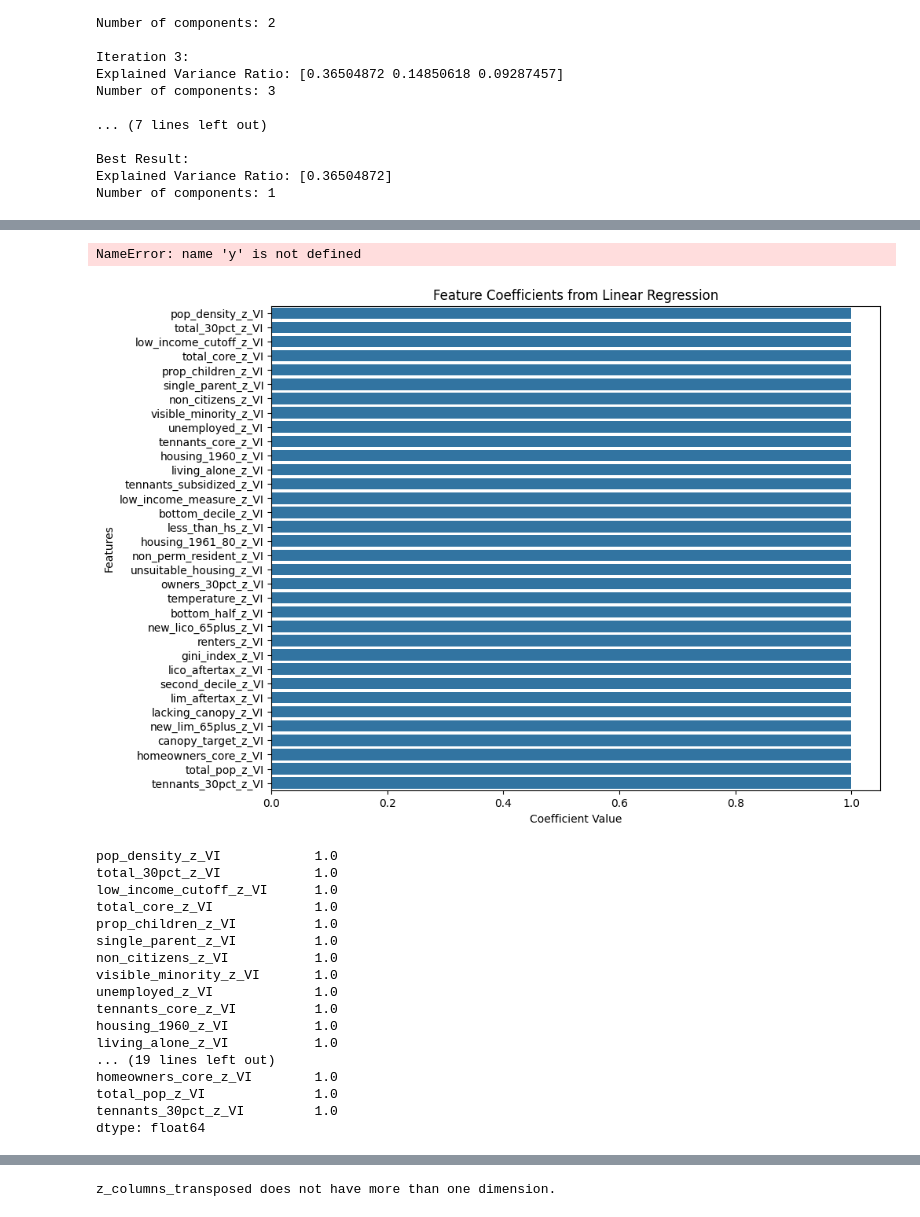
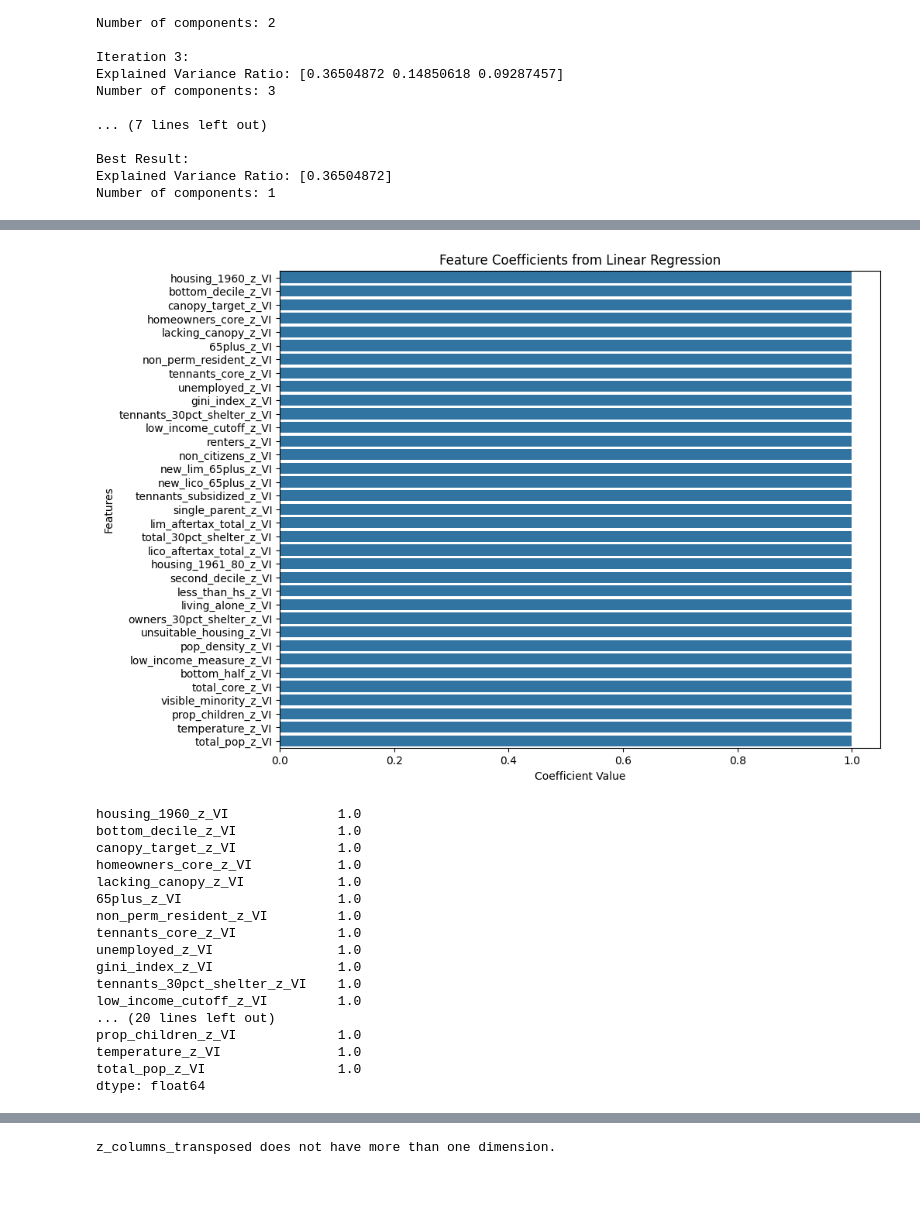
Before and after one commit to Jeff-Barlow-Spady/spatial_stats_py, a Jupyter notebook: ml_score.ipynb, the cells around one changed output, grey strips where cells are left out. Saved outputs shown, nothing was run; the diff lists cells and outputs as text; code cells hidden in the pictures; blank space fills up the shorter version.

```diff
--- a/ml_score.ipynb
+++ b/ml_score.ipynb
@@ -44,13 +44,13 @@ plt.show()
 # Data Cleaning and Preprocessing
 
 # Dropping the 'Unnamed: 0' column as it seems to be an index column
-df_cleaned = df.drop(columns=['Unnamed: 0'])
+#df_cleaned = df.drop(columns=['Unnamed: 0'])
 
 # Checking for missing values
-missing_values = df_cleaned.isnull().sum()
+missing_values = df.isnull().sum()
 
 # Checking for duplicate rows
-duplicate_rows = df_cleaned.duplicated().sum()
+duplicate_rows = df.duplicated().sum()
 
 # Summary of missing values and duplicates
 missing_values_summary = missing_values[missing_values > 0]
@@ -80,16 +79,16 @@ missing_values_summary, duplicate_rows_summary
 # %%
 # Excluding 'weighted_score' from the analysis
 columns_with_missing = missing_values_summary.index.tolist()
-columns_with_missing.remove('weighted_score')
+#columns_with_missing.remove('weighted_score')
 
 # Detailed analysis of columns with missing values
 missing_data_analysis = {}
 for column in columns_with_missing:
-    column_data = df_cleaned[column]
+    column_data = df[column]
     missing_data_analysis[column] = {
         'Data Type': column_data.dtype,
         'Number of Missing Values': missing_values[column],
-        'Percent Missing': (missing_values[column] / len(df_cleaned)) * 100,
+        'Percent Missing': (missing_values[column] / len(df)) * 100,
         'Mean Value': column_data.mean(),
         'Median Value': column_data.median(),
         'Mode Value': column_data.mode()[0]
@@ -118,16 +117,16 @@ missing_data_analysis_df
 # %%
 # Excluding 'weighted_score' from the analysis
 columns_with_missing = missing_values_summary.index.tolist()
-columns_with_missing.remove('weighted_score')
+#columns_with_missing.remove('weighted_score')
 
 # Detailed analysis of columns with missing values
 missing_data_analysis = {}
 for column in columns_with_missing:
-    column_data = df_cleaned[column]
+    column_data = df[column]
     missing_data_analysis[column] = {
         'Data Type': column_data.dtype,
         'Number of Missing Values': missing_values[column],
-        'Percent Missing': (missing_values[column] / len(df_cleaned)) * 100,
+        'Percent Missing': (missing_values[column] / len(df)) * 100,
         'Mean Value': column_data.mean(),
         'Median Value': column_data.median(),
         'Mode Value': column_data.mode()[0]
@@ -165,8 +164,8 @@ for column in columns_with_missing:
         impute_value = missing_data_analysis_df.loc[column, 'Mode Value']
 
     # Imputing missing values
-    df_cleaned[column].fillna(impute_value, inplace=True)
+    df[column].fillna(impute_value, inplace=True)
 
 # Rechecking for missing values to ensure imputation was successful
-df_cleaned.isnull().sum().sum()
+df.isnull().sum().sum()
 # %% [output]
@@ -347,67 +346,48 @@ plt.show()
-# %%
-# Creating the Random Forest model
-random_forest = RandomForestRegressor(n_estimators=100, random_state=42)
-
-# Fitting the model
-random_forest.fit(X_z, y)
-
-# Extracting feature importances
-feature_importances = pd.Series(random_forest.feature_importances_, index=X_z.columns)
-
-# Visualizing the feature importances
-plt.figure(figsize=(10, 8))
-sns.barplot(x=feature_importances.values, y=feature_importances.index)
-plt.title('Feature Importances from Random Forest Regression')
-plt.xlabel('Importance Score')
-plt.ylabel('Features')
-plt.show()
-# %% [output]
-NameError: name 'y' is not defined
 # %%
 from sklearn.linear_model import LinearRegression
 import numpy as np
 
 # Preparing the data for regression analysis
-X = df_cleaned[vi_columns]  # Independent variables
-y = df_cleaned['unweighted_score']  # Dependent variable
+X = df[vi_columns]  # Independent variables
+y = df['unweighted_score']  # Dependent variable
 
 # Performing the regression analysis
 linear_reg = LinearRegression()
 linear_reg.fit(X, y)
 
 # Extracting the coefficients
 feature_coefficients = pd.Series(linear_reg.coef_, index=X.columns)
 
 # Sorting the coefficients for better visualization
 sorted_feature_coefficients = feature_coefficients.sort_values(key=abs, ascending=False)
 
 # Visualizing the coefficients
 plt.figure(figsize=(10, 8))
 sns.barplot(x=sorted_feature_coefficients.values, y=sorted_feature_coefficients.index)
 plt.title('Feature Coefficients from Linear Regression')
 plt.xlabel('Coefficient Value')
 plt.ylabel('Features')
 plt.show()
 
 sorted_feature_coefficients
 # %% [output]
-[figure, old version]
+[figure, new version]
-pop_density_z_VI            1.0
-total_30pct_z_VI            1.0
-low_income_cutoff_z_VI      1.0
-total_core_z_VI             1.0
-prop_children_z_VI          1.0
-single_parent_z_VI          1.0
-non_citizens_z_VI           1.0
-visible_minority_z_VI       1.0
-unemployed_z_VI             1.0
-tennants_core_z_VI          1.0
-housing_1960_z_VI           1.0
-living_alone_z_VI           1.0
-... (19 lines left out)
-homeowners_core_z_VI        1.0
-total_pop_z_VI              1.0
-tennants_30pct_z_VI         1.0
+housing_1960_z_VI              1.0
+bottom_decile_z_VI             1.0
+canopy_target_z_VI             1.0
+homeowners_core_z_VI           1.0
+lacking_canopy_z_VI            1.0
+65plus_z_VI                    1.0
+non_perm_resident_z_VI         1.0
+tennants_core_z_VI             1.0
+unemployed_z_VI                1.0
+gini_index_z_VI                1.0
+tennants_30pct_shelter_z_VI    1.0
+low_income_cutoff_z_VI         1.0
+... (20 lines left out)
+prop_children_z_VI             1.0
+temperature_z_VI               1.0
+total_pop_z_VI                 1.0
 dtype: float64
 # %%
 from sklearn.model_selection import GridSearchCV
```
Also changed, not shown: parts of 22 cells of this notebook, 7 other files.
